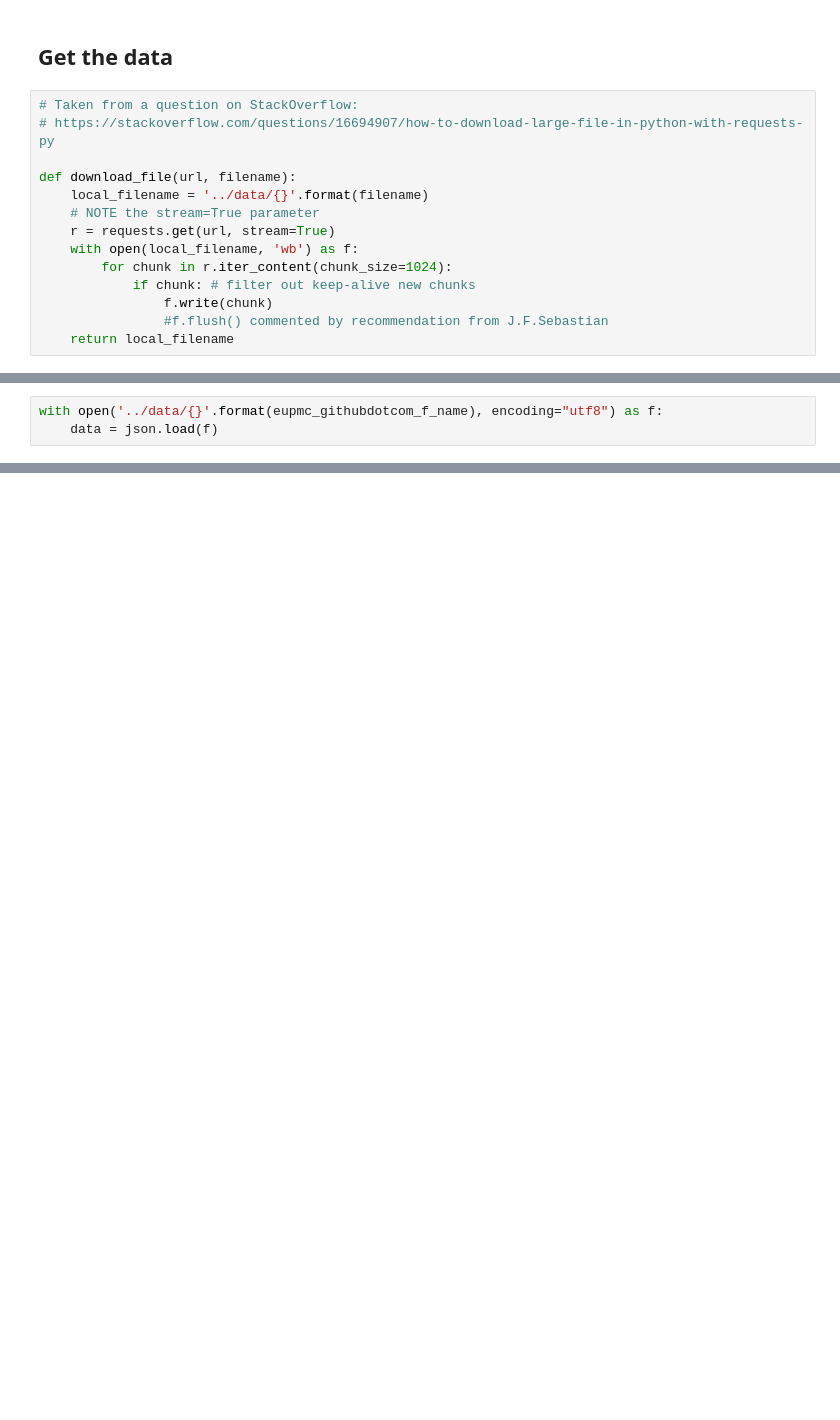
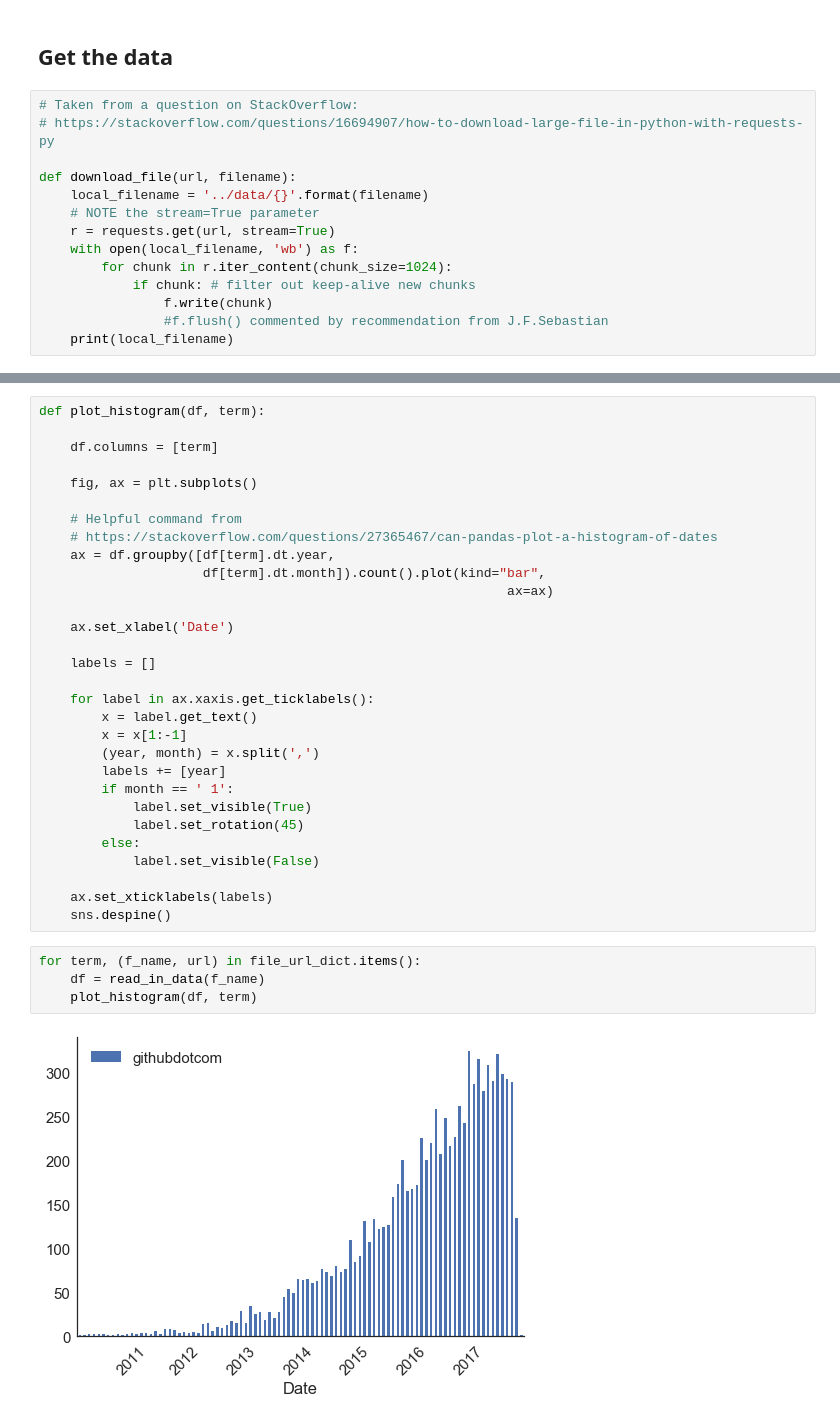
Before and after one commit to SN-HackDay/code-cite, a Jupyter notebook: notebooks/citations-over-time.ipynb, the cells around one changed output, grey strips where cells are left out. Drawn from its saved outputs; the diff is of its cells as text; blank space fills up the shorter version.

Commit message:
A few plots - with lovely axes

```diff
--- a/notebooks/citations-over-time.ipynb
+++ b/notebooks/citations-over-time.ipynb
@@ -37,7 +41,7 @@ def download_file(url, filename):
             if chunk: # filter out keep-alive new chunks
                 f.write(chunk)
                 #f.flush() commented by recommendation from J.F.Sebastian
-    return local_filename
+    print(local_filename)
 # %%
 eupmc_githubdotcom_f_name = 'eupmc_results_githubdotcom.json'
 eupmc_githubdotcom_url = 'https://www.dropbox.com/s/4iwwb3mr46pdx2h/{}?dl=1'.format(eupmc_githubdotcom_f_name)
@@ -62,3 +73,0 @@ eupmc githubdotcom data already downloaded
-# %%
-with open('../data/{}'.format(eupmc_githubdotcom_f_name), encoding="utf8") as f:
-    data = json.load(f)
@@ -68,0 +89,36 @@ data[0]['firstPublicationDate']
+# %%
+def plot_histogram(df, term):
+
+    df.columns = [term]
+
+    fig, ax = plt.subplots()
+
+    # Helpful command from
+    # https://stackoverflow.com/questions/27365467/can-pandas-plot-a-histogram-of-dates
+    ax = df.groupby([df[term].dt.year,
+                     df[term].dt.month]).count().plot(kind="bar",
+                                                            ax=ax)
+
+    ax.set_xlabel('Date')
+
+    labels = []
+
+    for label in ax.xaxis.get_ticklabels():
+        x = label.get_text()
+        x = x[1:-1]
+        (year, month) = x.split(',')
+        labels += [year]
+        if month == ' 1':
+            label.set_visible(True)
+            label.set_rotation(45)
+        else:
+            label.set_visible(False)
+
+    ax.set_xticklabels(labels)
+    sns.despine()
+# %%
+for term, (f_name, url) in file_url_dict.items():
+    df = read_in_data(f_name)
+    plot_histogram(df, term)
+# %% [output]
+[figure, added]
```
Also changed, not shown: parts of 8 cells of this notebook.
